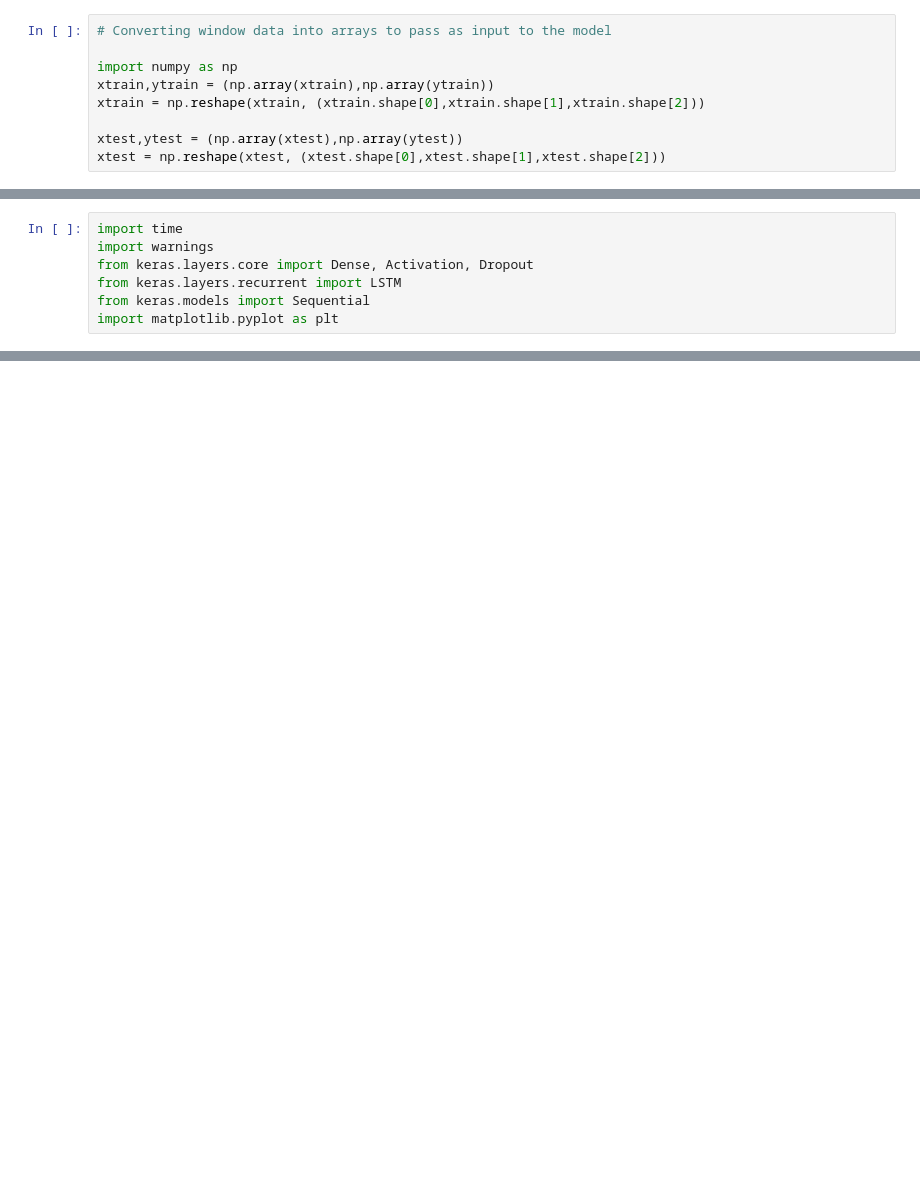
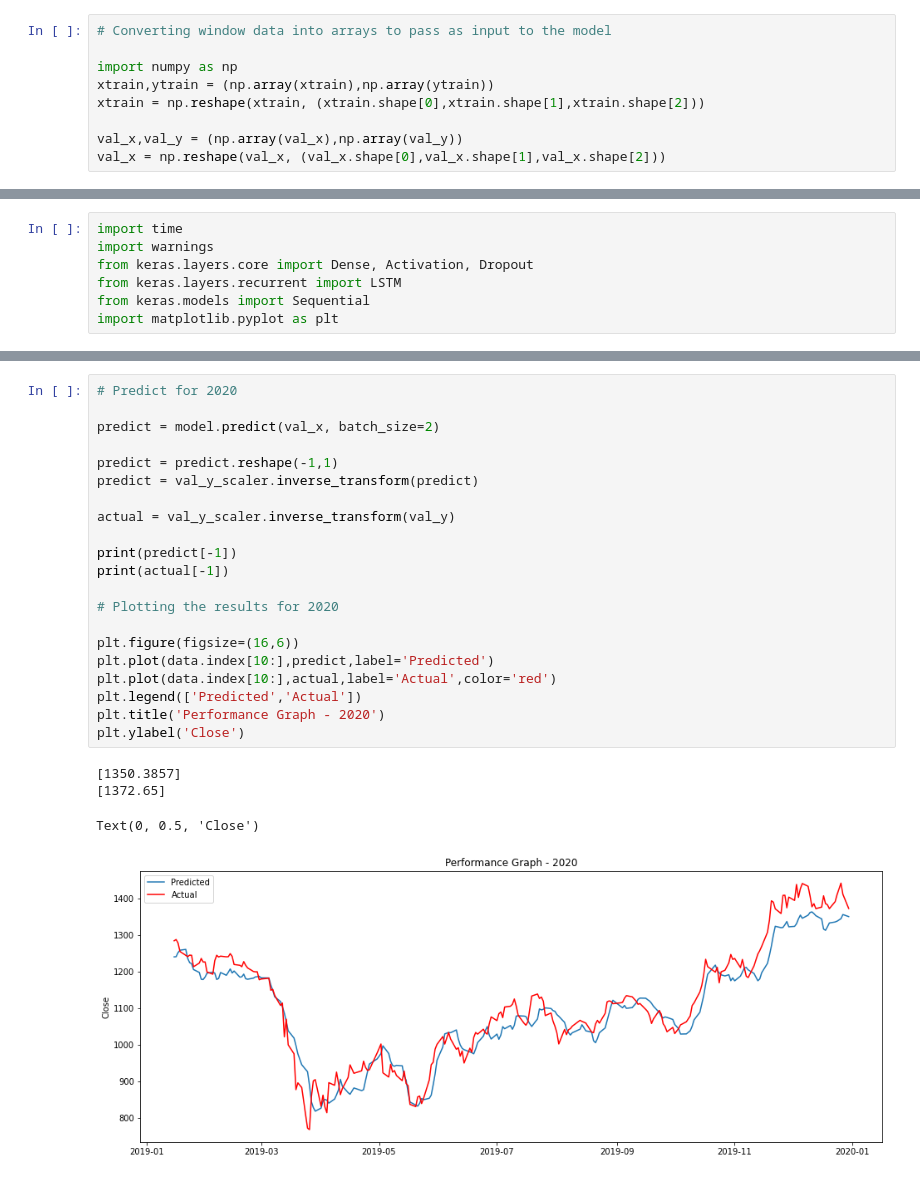
Before and after one commit to souhityac/LSTM-NSE-Stocks, a Jupyter notebook: LSTM_NSE_Model.ipynb, the cells around one changed output, grey strips where cells are left out. Saved outputs shown, nothing was run; the diff lists cells and outputs as text; blank space fills up the shorter version.

```diff
--- a/LSTM_NSE_Model.ipynb
+++ b/LSTM_NSE_Model.ipynb
@@ -108,5 +144,5 @@ import numpy as np
 xtrain,ytrain = (np.array(xtrain),np.array(ytrain))
 xtrain = np.reshape(xtrain, (xtrain.shape[0],xtrain.shape[1],xtrain.shape[2]))
 
-xtest,ytest = (np.array(xtest),np.array(ytest))
-xtest = np.reshape(xtest, (xtest.shape[0],xtest.shape[1],xtest.shape[2]))
+val_x,val_y = (np.array(val_x),np.array(val_y))
+val_x = np.reshape(val_x, (val_x.shape[0],val_x.shape[1],val_x.shape[2]))
@@ -163,0 +239,26 @@ Text(0, 0.5, 'Normalised Close')
+# %%
+# Predict for 2020
+
+predict = model.predict(val_x, batch_size=2)
+
+predict = predict.reshape(-1,1)
+predict = val_y_scaler.inverse_transform(predict)
+
+actual = val_y_scaler.inverse_transform(val_y)
+
+print(predict[-1])
+print(actual[-1])
+
+# Plotting the results for 2020
+
+plt.figure(figsize=(16,6))
+plt.plot(data.index[10:],predict,label='Predicted')
+plt.plot(data.index[10:],actual,label='Actual',color='red')
+plt.legend(['Predicted','Actual'])
+plt.title('Performance Graph - 2020')
+plt.ylabel('Close')
+# %% [output]
+[1350.3857]
+[1372.65]
+Text(0, 0.5, 'Close')
+[figure, added]
```
Also changed, not shown: parts of 24 cells of this notebook.
